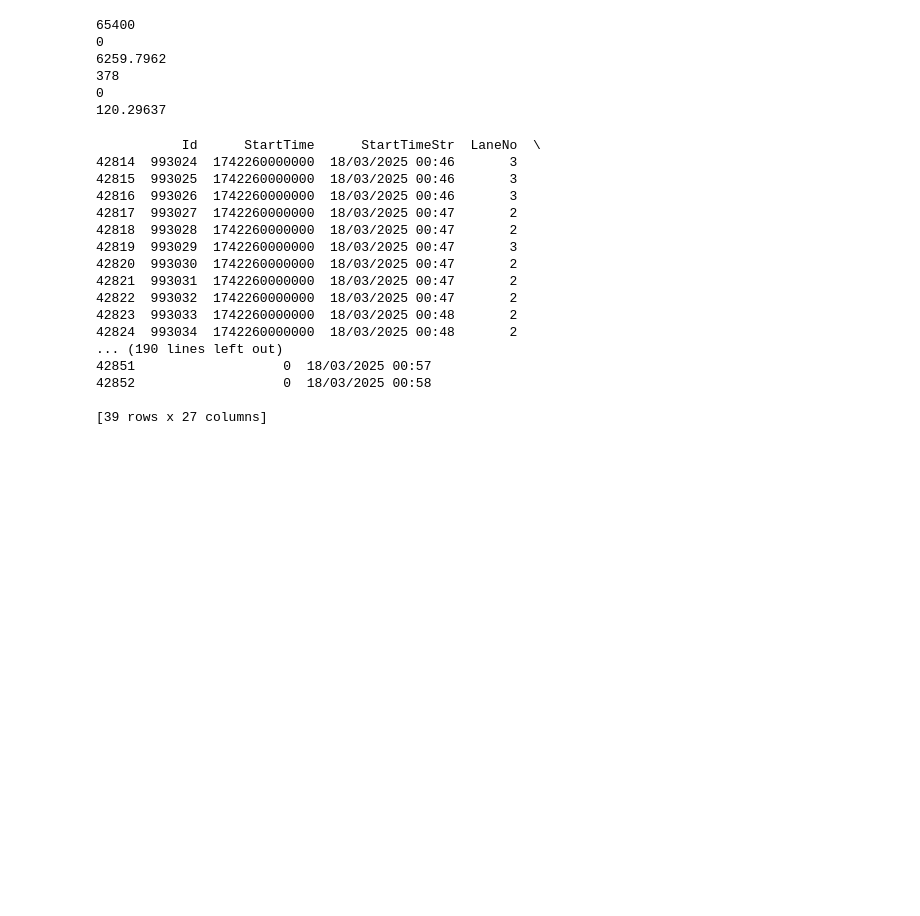
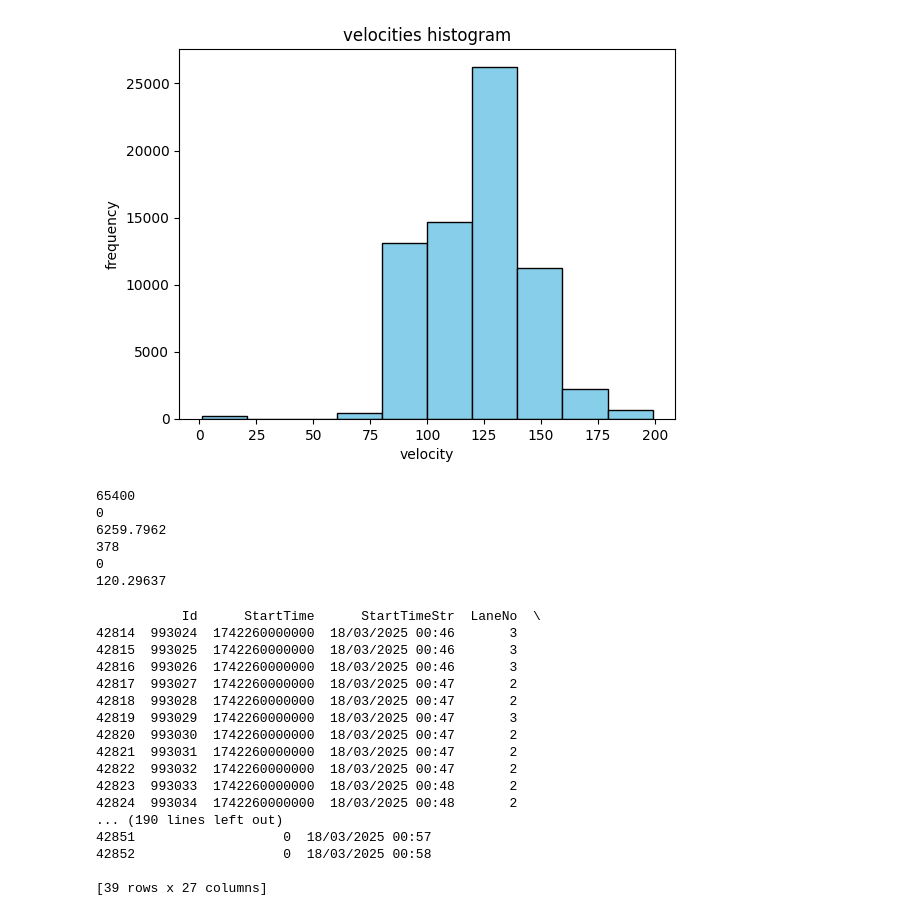
Before and after one commit to Thomas-Lohith/industry_time_series, a Jupyter notebook: src/research/notebooks/weighing_data.ipynb, the cells around one changed output. Cells and saved outputs as stored; diff of their text form; code cells hidden in the pictures; blank space fills up the shorter version.

```diff
--- a/src/research/notebooks/weighing_data.ipynb
+++ b/src/research/notebooks/weighing_data.ipynb
@@ -25,3 +45,13 @@ df.head(10)
+# %%
+import matplotlib.pyplot as plt
+
+plt.hist(df['Velocity'], color = 'skyblue', edgecolor = 'black')
+plt.xlabel('velocity')
+plt.ylabel('frequency')
+plt.title('velocities histogram')
+plt.savefig('/Users/thomas/Desktop/phd_unipv/industrial_phd/Graphs/traffic_graphs/velocity_hist_les_200.png')
+# %% [output]
+[figure, added]
 # %%
 df['ClassId'].unique()
 df.groupby(by='ClassId').count()
```
Also changed, not shown: parts of 4 cells of this notebook, 5 other files.
